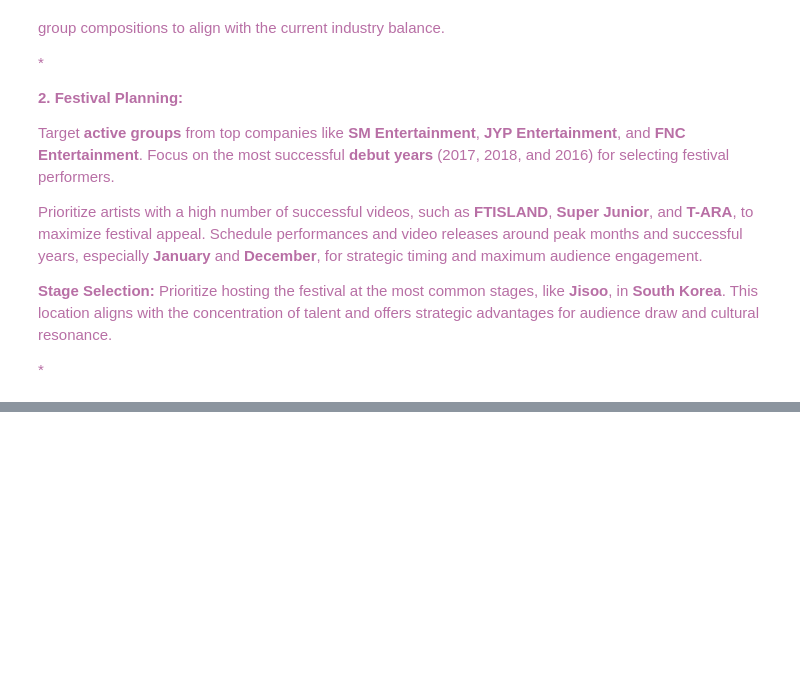
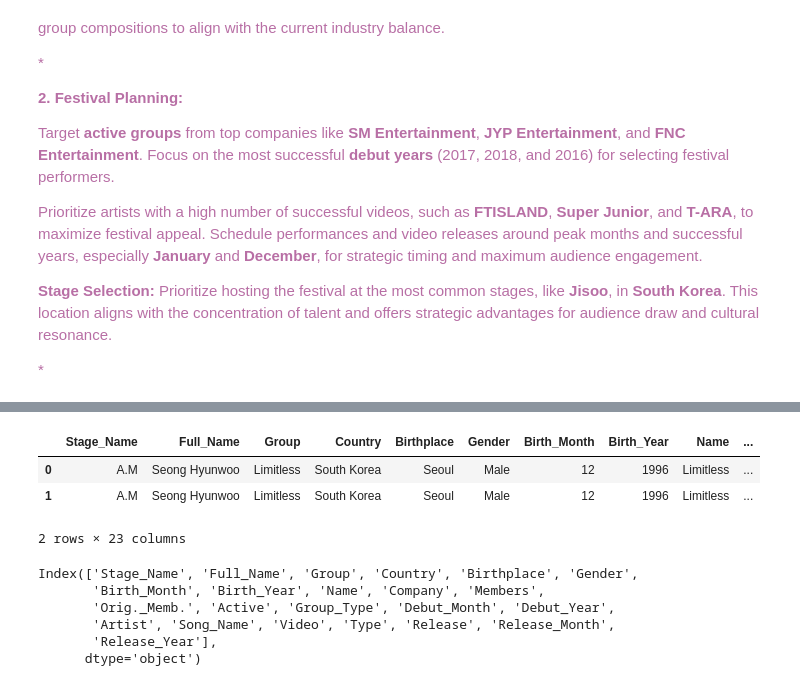
Before and after one commit to zsofiaKad/AnalyticsPortfolio, a Jupyter notebook: Python/Data_Analysis_K_Pop_World_Connect_Insights_for_a_global_tour.ipynb, the cells around one changed output, grey strips where cells are left out. Drawn from its saved outputs; the diff is of its cells as text; code cells hidden in the pictures; blank space fills up the shorter version.

```diff
--- a/Python/Data_Analysis_K_Pop_World_Connect_Insights_for_a_global_tour.ipynb
+++ b/Python/Data_Analysis_K_Pop_World_Connect_Insights_for_a_global_tour.ipynb
@@ -1528,0 +1544,16 @@ Name: count, dtype: int64
+# %%
+final_merged_df.head(2)
+# %% [output]
+|  | Stage_Name | Full_Name | Group | Country | Birthplace | Gender | Birth_Month | Birth_Year | Name | ... |
+| 0 | A.M | Seong Hyunwoo | Limitless | South Korea | Seoul | Male | 12 | 1996 | Limitless | ... |
+| 1 | A.M | Seong Hyunwoo | Limitless | South Korea | Seoul | Male | 12 | 1996 | Limitless | ... |
+2 rows × 23 columns
+# %%
+final_merged_df.columns
+# %% [output]
+Index(['Stage_Name', 'Full_Name', 'Group', 'Country', 'Birthplace', 'Gender',
+       'Birth_Month', 'Birth_Year', 'Name', 'Company', 'Members',
+       'Orig._Memb.', 'Active', 'Group_Type', 'Debut_Month', 'Debut_Year',
+       'Artist', 'Song_Name', 'Video', 'Type', 'Release', 'Release_Month',
+       'Release_Year'],
+      dtype='object')
```
Also changed, not shown: parts of 26 cells of this notebook.
